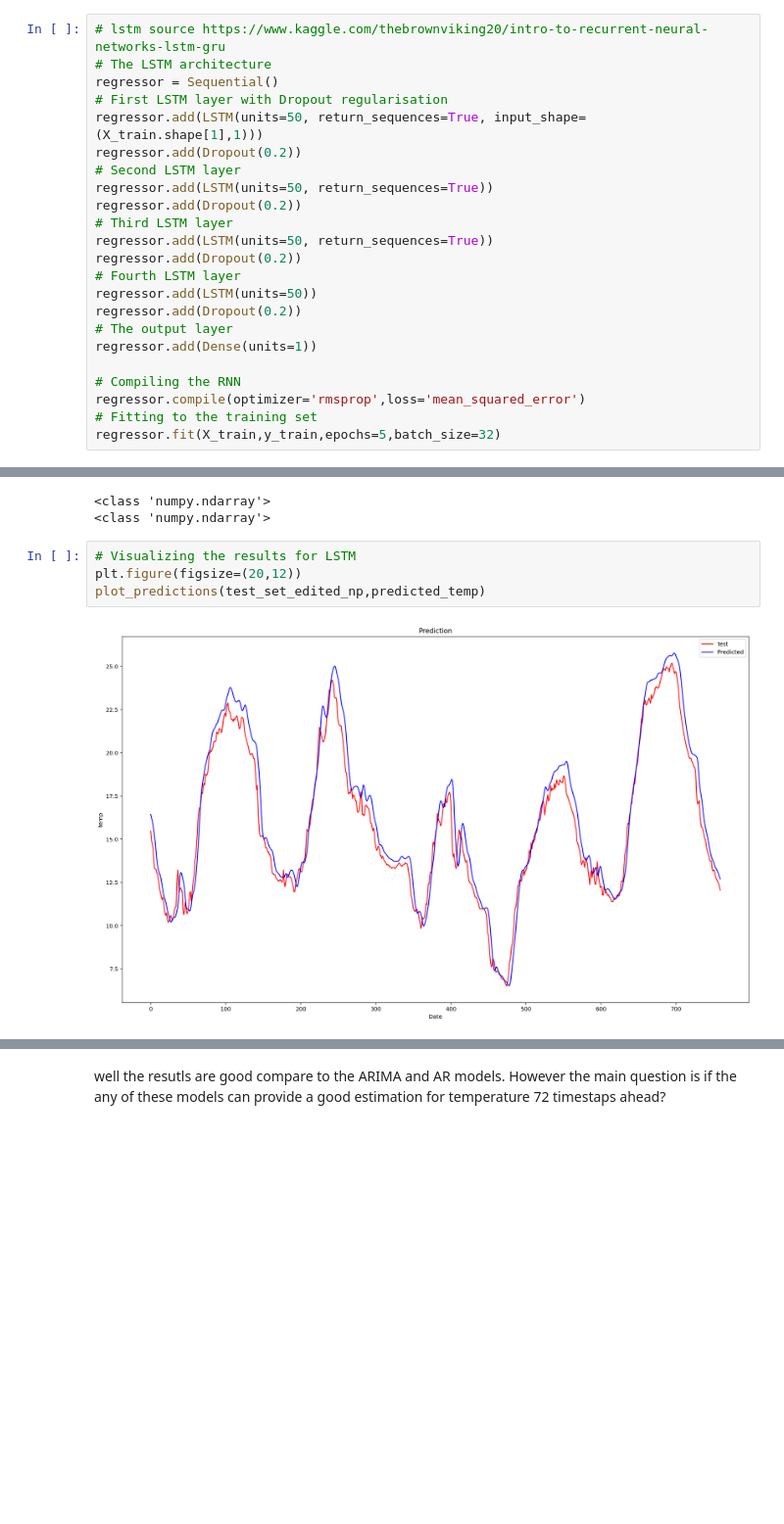
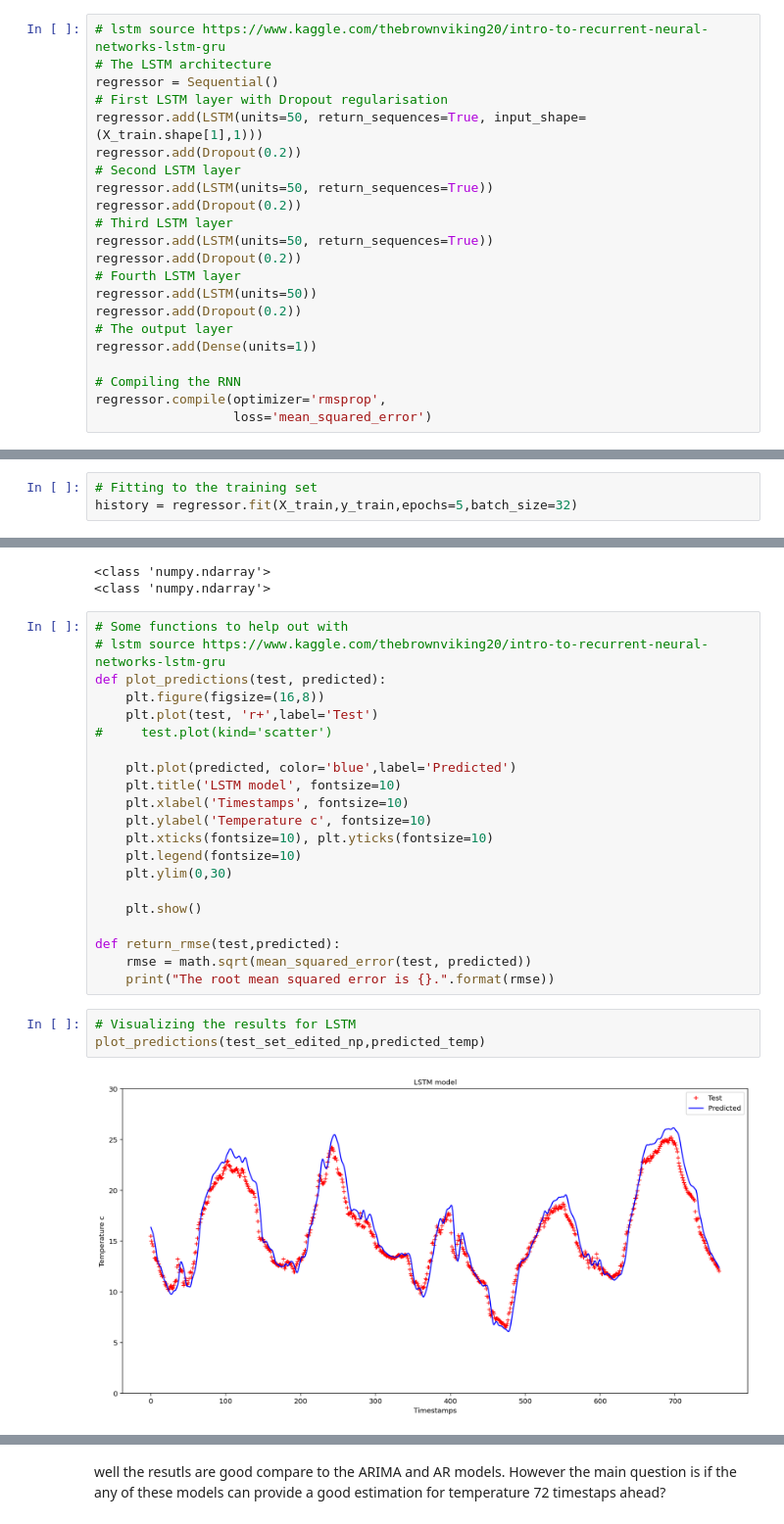
Before and after one commit to Atashnezhad/Time_series_project, a Jupyter notebook: Code/P03_02_LSTM.ipynb, the cells around one changed output, grey strips where cells are left out. Shown: that part at 98% size. Cells and saved outputs as stored; diff of their text form; blank space fills up the shorter version.

Commit message:
git lstm

```diff
--- a/Code/P03_02_LSTM.ipynb
+++ b/Code/P03_02_LSTM.ipynb
@@ -261,6 +264,5 @@ regressor.add(Dropout(0.2))
 regressor.add(Dense(units=1))
 
 # Compiling the RNN
-regressor.compile(optimizer='rmsprop',loss='mean_squared_error')
-# Fitting to the training set
-regressor.fit(X_train,y_train,epochs=5,batch_size=32)
+regressor.compile(optimizer='rmsprop',
+                  loss='mean_squared_error')
@@ -296,3 +286,6 @@ Total params: 71,051
 Trainable params: 71,051
 Non-trainable params: 0
 _________________________________________________________________
+# %%
+# Fitting to the training set
+history = regressor.fit(X_train,y_train,epochs=5,batch_size=32)
@@ -332,12 +359,32 @@ test_set_edited_np = np.array(test_set_edited)
 # %% [output]
 <class 'numpy.ndarray'>
 <class 'numpy.ndarray'>
+# %%
+# Some functions to help out with
+# lstm source https://www.kaggle.com/thebrownviking20/intro-to-recurrent-neural-networks-lstm-gru
+def plot_predictions(test, predicted):
+    plt.figure(figsize=(16,8))
+    plt.plot(test, 'r+',label='Test')
+#     test.plot(kind='scatter')
+
+    plt.plot(predicted, color='blue',label='Predicted')
+    plt.title('LSTM model', fontsize=10)
+    plt.xlabel('Timestamps', fontsize=10)
+    plt.ylabel('Temperature c', fontsize=10)
+    plt.xticks(fontsize=10), plt.yticks(fontsize=10)
+    plt.legend(fontsize=10)
+    plt.ylim(0,30)
+
+    plt.show()
+
+def return_rmse(test,predicted):
+    rmse = math.sqrt(mean_squared_error(test, predicted))
+    print("The root mean squared error is {}.".format(rmse))
 # %%
 # Visualizing the results for LSTM
-plt.figure(figsize=(20,12))
 plot_predictions(test_set_edited_np,predicted_temp)
 # %% [output]
-[figure, old version]
+[figure, new version]
 # %%
 return_rmse(test_set_edited_np,predicted_temp)
 # %% [output]
```
Also changed, not shown: parts of 37 cells of this notebook, 1 other file.
